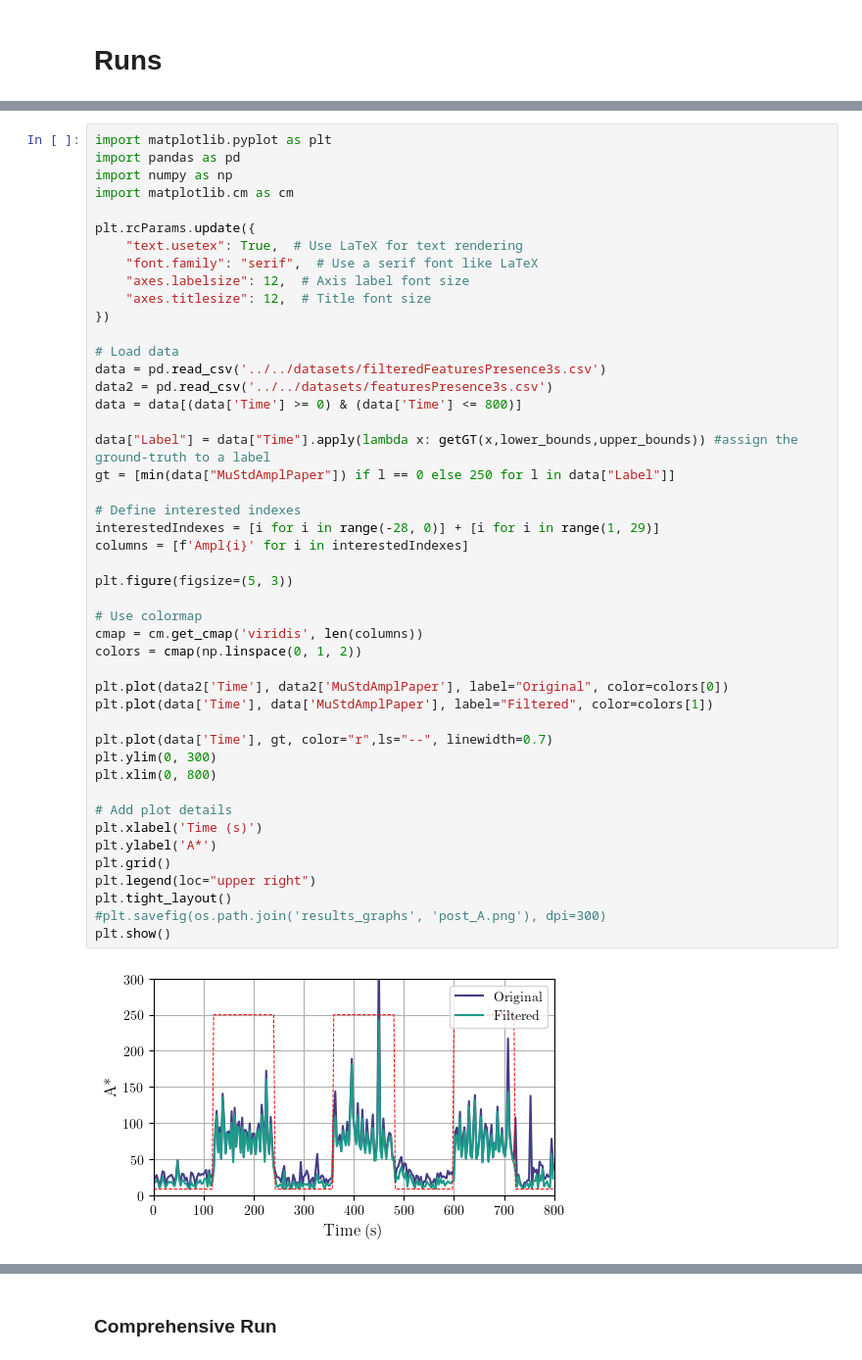
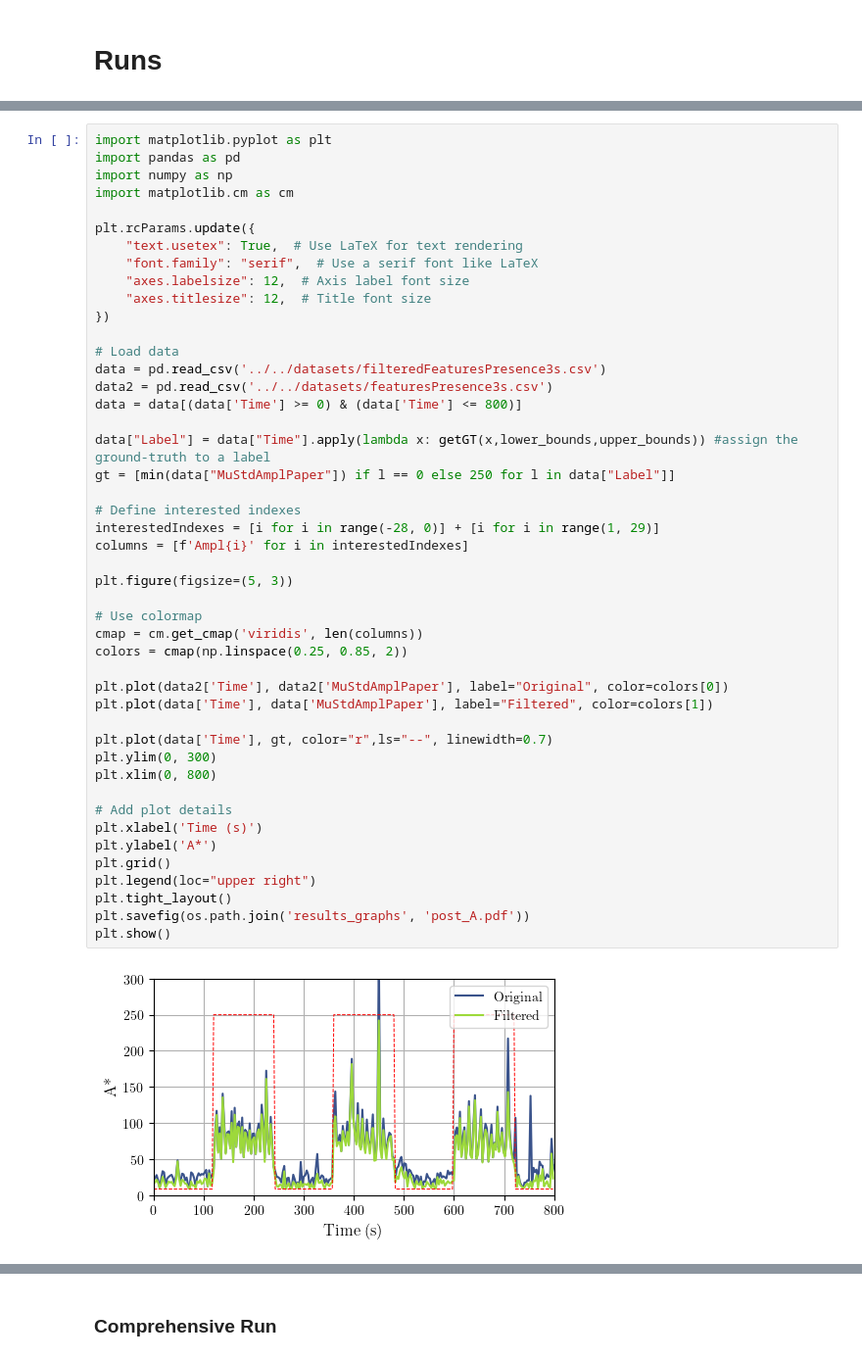
Before and after one commit to PolCeru/CSI-Compression, a Jupyter notebook: presence/NO_VAE/Standard/PCA_compression_presence.ipynb, the cells around one changed output, grey strips where cells are left out. Shown at 98% size. Saved outputs shown, nothing was run; the diff lists cells and outputs as text.

Commit message:
to .pdf images and bug fixing

```diff
--- a/presence/NO_VAE/Standard/PCA_compression_presence.ipynb
+++ b/presence/NO_VAE/Standard/PCA_compression_presence.ipynb
@@ -717,33 +715,33 @@ data = pd.read_csv('../../datasets/filteredFeaturesPresence3s.csv')
 data2 = pd.read_csv('../../datasets/featuresPresence3s.csv')
 data = data[(data['Time'] >= 0) & (data['Time'] <= 800)]
 
 data["Label"] = data["Time"].apply(lambda x: getGT(x,lower_bounds,upper_bounds)) #assign the ground-truth to a label
 gt = [min(data["MuStdAmplPaper"]) if l == 0 else 250 for l in data["Label"]]
 
 # Define interested indexes
 interestedIndexes = [i for i in range(-28, 0)] + [i for i in range(1, 29)]
 columns = [f'Ampl{i}' for i in interestedIndexes]
 
 plt.figure(figsize=(5, 3))
 
 # Use colormap
 cmap = cm.get_cmap('viridis', len(columns))
-colors = cmap(np.linspace(0, 1, 2))
+colors = cmap(np.linspace(0.25, 0.85, 2))
 
 plt.plot(data2['Time'], data2['MuStdAmplPaper'], label="Original", color=colors[0])
 plt.plot(data['Time'], data['MuStdAmplPaper'], label="Filtered", color=colors[1])
 
 plt.plot(data['Time'], gt, color="r",ls="--", linewidth=0.7)
 plt.ylim(0, 300)
 plt.xlim(0, 800)
 
 # Add plot details
 plt.xlabel('Time (s)')
 plt.ylabel('A*')
 plt.grid()
 plt.legend(loc="upper right")
 plt.tight_layout()
-#plt.savefig(os.path.join('results_graphs', 'post_A.png'), dpi=300)
+plt.savefig(os.path.join('results_graphs', 'post_A.pdf'))
 plt.show()
 # %% [output]
-[figure, old version]
+[figure, new version]
```
Also changed, not shown: parts of 5 cells of this notebook, 2 other files.
